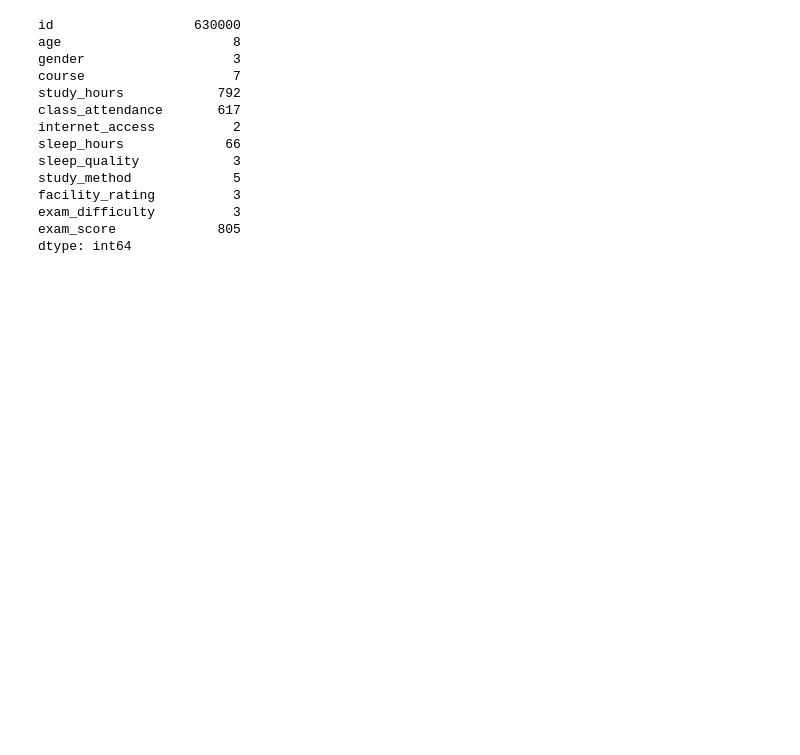
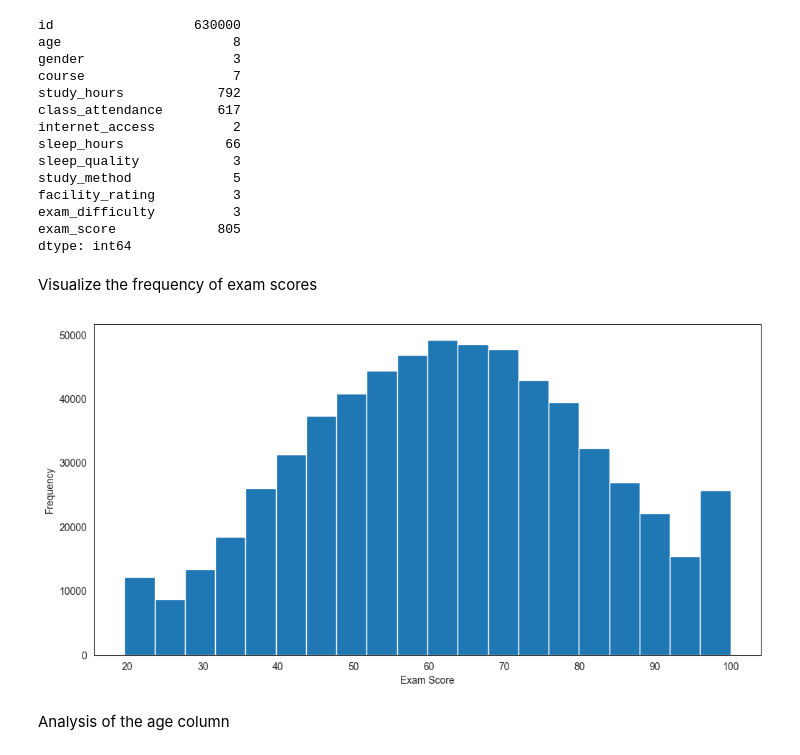
Before and after one commit to matcze/prediction_score, a Jupyter notebook: pred_score.ipynb, the cells around one changed output. Cells and saved outputs as stored; diff of their text form; code cells hidden in the pictures; blank space fills up the shorter version.

```diff
--- a/pred_score.ipynb
+++ b/pred_score.ipynb
@@ -72,4 +72,16 @@ facility_rating          3
 exam_difficulty          3
 exam_score             805
 dtype: int64
+# %% [markdown]
+Visualize the frequency of exam scores
+# %%
+plt.figure(figsize=(12, 6))
+plt.hist(dataset_train["exam_score"], bins=20)
+plt.xlabel("Exam Score")
+plt.ylabel("Frequency")
+plt.show()
+# %% [output]
+[figure, added]
+# %% [markdown]
+Analysis of the age column
 # %%
```
Also changed, not shown: parts of 6 cells of this notebook.
